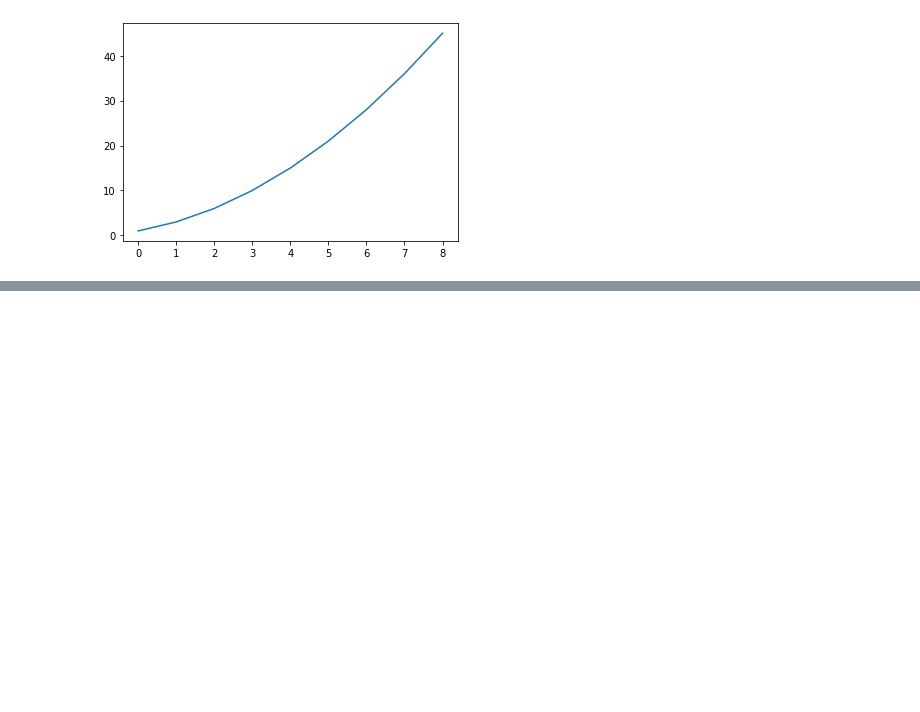
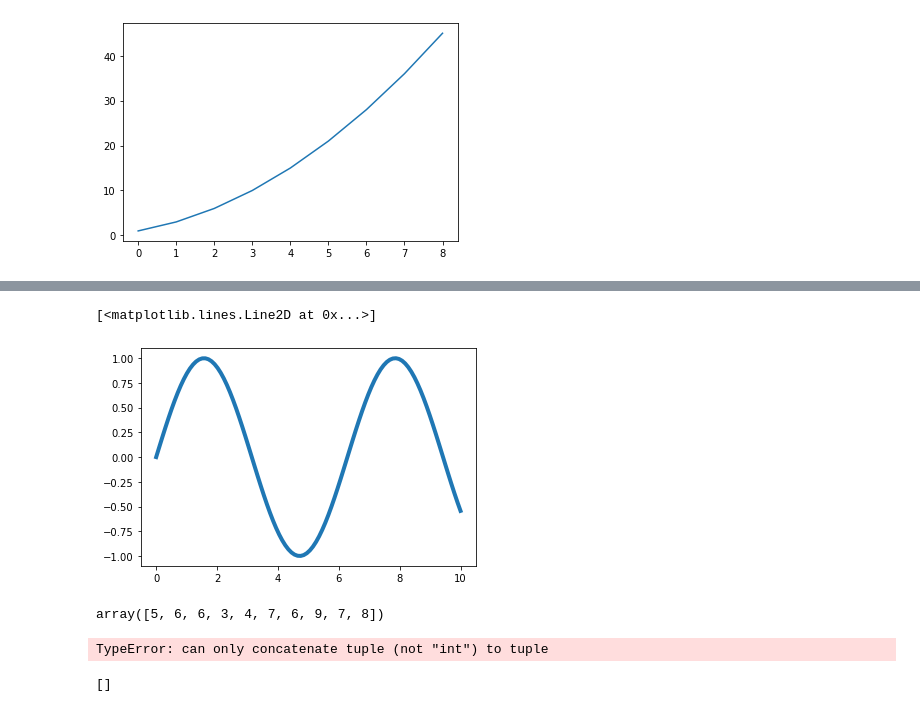
Before and after one commit to rohit98ckd/DS_Pythoncode, a Jupyter notebook: pandas practice.ipynb, the cells around one changed output, grey strips where cells are left out. Saved outputs shown, nothing was run; the diff lists cells and outputs as text; code cells hidden in the pictures; blank space fills up the shorter version.

```diff
--- a/pandas practice.ipynb
+++ b/pandas practice.ipynb
@@ -175,0 +234,5 @@ plt.legend(loc='best')
+# %%
+plt.plot(x,y,linewidth=4)
+# %% [output]
+[<matplotlib.lines.Line2D at 0x...>]
+[figure, added]
@@ -175,0 +241,23 @@ plt.legend(loc='best')
+# %%
+a
+# %% [output]
+array([5, 6, 6, 3, 4, 7, 6, 9, 7, 8])
+# %%
+sort=[]
+i=0
+j=0
+for i in a:
+    for j in a:
+        if j < i:
+            temp=i,
+            i=j,
+            j=temp
+            sort.append(j)
+        j=j+1
+    i=i+1
+# %% [output]
+TypeError: can only concatenate tuple (not "int") to tuple
+# %%
+sort
+# %% [output]
+[]
```
Also changed, not shown: parts of 8 cells of this notebook.
